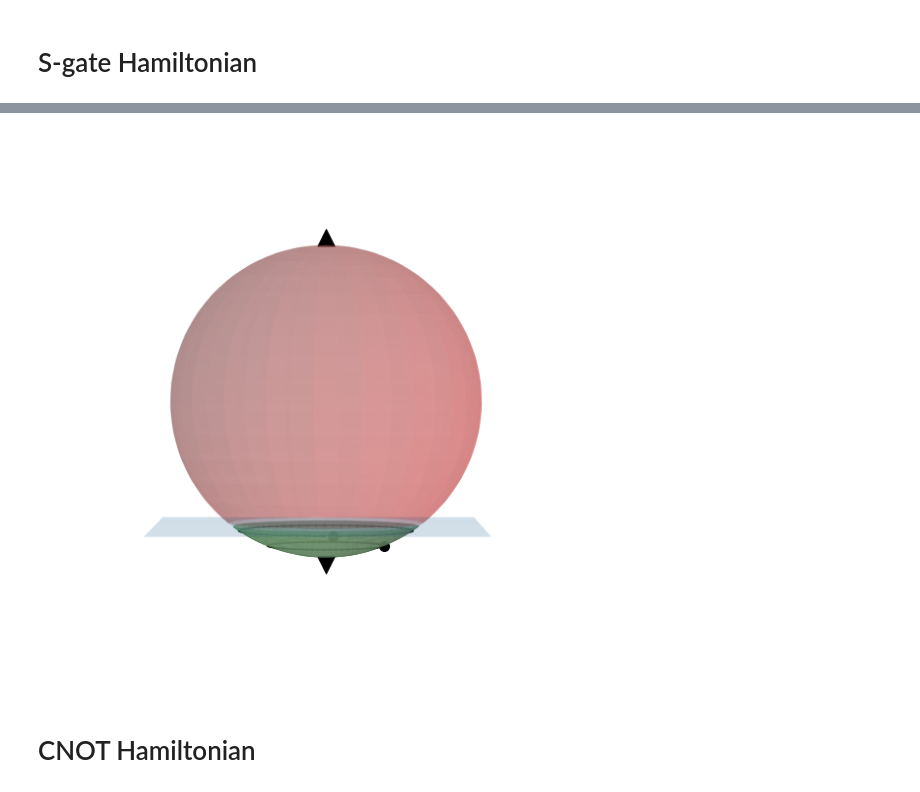
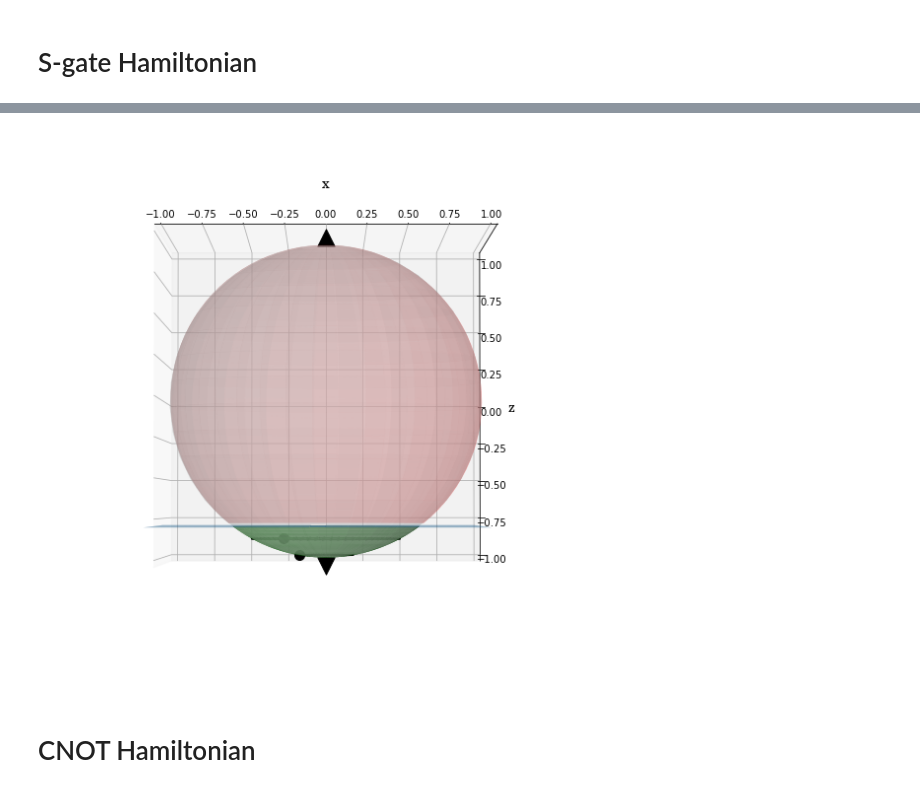
Before and after one commit to marco-lewis/quantum-barrier-certificates, a Jupyter notebook: experiments/diagrams.ipynb, the cells around one changed output, grey strips where cells are left out. Drawn from its saved outputs; the diff is of its cells as text; code cells hidden in the pictures.

```diff
--- a/experiments/diagrams.ipynb
+++ b/experiments/diagrams.ipynb
@@ -333,37 +333,37 @@ for X0, Z0 in [cart_bloch_near_1() for t in range(2)]:
             print(avg_error)
 
 
-plt.axis('off')
+plt.axis('on')
 
 # with mpl.cbook.get_sample_data("ket0.png") as file:
 #     arr_img0 = plt.imread(file)
 # with mpl.cbook.get_sample_data("ket1.png") as file:
 #     arr_img1 = plt.imread(file)
 # imgs = [arr_img0, arr_img1]
 # from ImageAnnotations3D import ImageAnnotations3D
 # ax2 = fig.add_subplot(111,frame_on=False)
 # ax2.axis("off")
 # ax2.axis([0,1,0,1])
 # ia = ImageAnnotations3D([[0,0,1.05],[0,0,-1.05]],imgs,ax, ax2 )
 
 fig.tight_layout()
 # plt.legend()
 # save('S1_normal_bloch.png')
 ax.set_yticks([])
 ax.set_ylabel('')
 ax.azim = -90
-ax.elev = 1
+ax.elev = -2
 # save('S1_side_bloch.png')
 
 # ax.set_zticks([])
 # ax.set_zlabel('')
 # ax.azim = 270
 # ax.elev = 90
 # save('S1_above_bloch.png')
 
 plt.show()
 # %% [output]
-[figure, old version]
+[figure, new version]
 # %% [markdown]
 # CNOT Hamiltonian
 # %%
```
Also changed, not shown: parts of 7 cells of this notebook, 2 other files.
